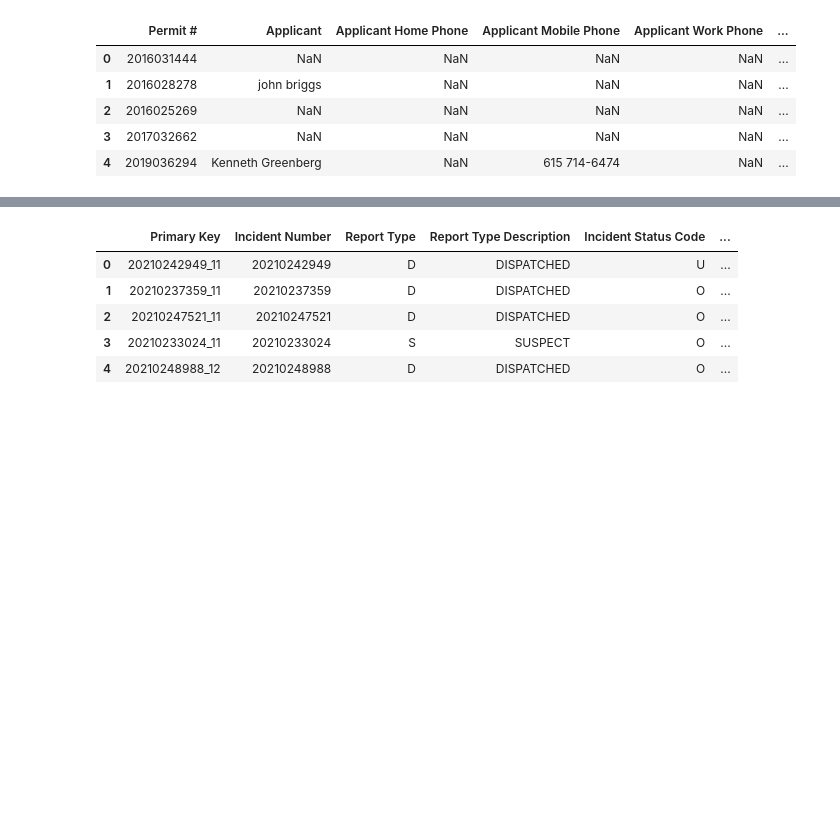
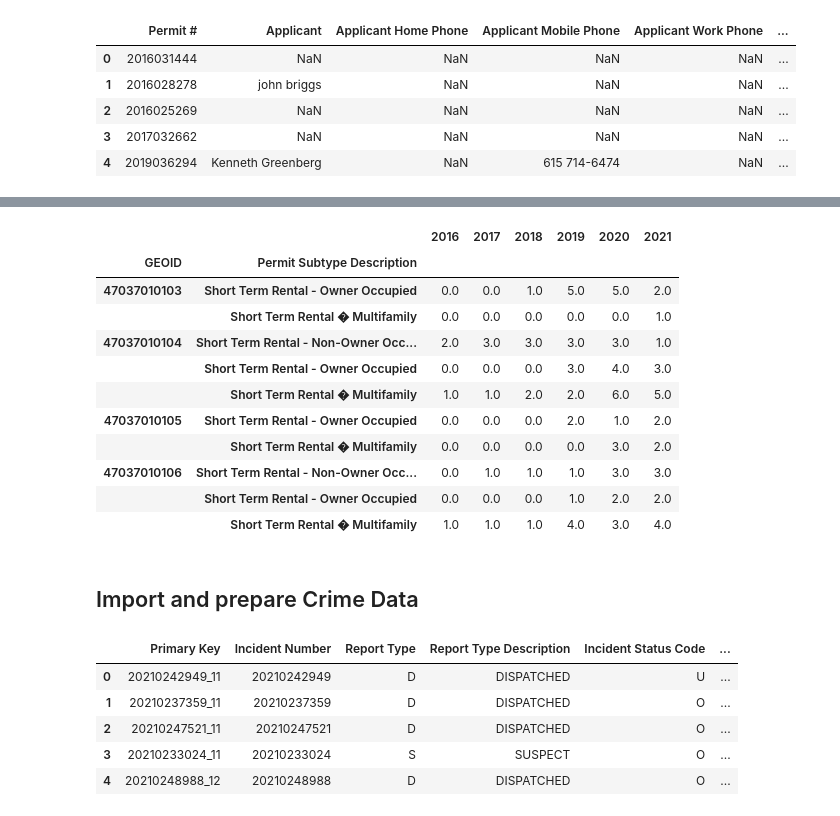
Before and after one commit to matttparker/airbnb-sentiments, a Jupyter notebook: notebooks/data_inspect.ipynb, the cells around one changed output, grey strips where cells are left out. Saved outputs shown, nothing was run; the diff lists cells and outputs as text; code cells hidden in the pictures; blank space fills up the shorter version.

```diff
--- a/notebooks/data_inspect.ipynb
+++ b/notebooks/data_inspect.ipynb
@@ -155,0 +196,12 @@ str_permits.head()
+# %%
+str_permits['2019'] = (
+    str_permits['Date Issued'] < datetime.strptime('2019', '%Y')) & (
+    datetime.strptime('2019', '%Y') < str_permits['Expiration Date'])
+# %%
+str_permits['2020'] = (
+    str_permits['Date Issued'] < datetime.strptime('2020', '%Y')) & (
+    datetime.strptime('2020', '%Y') < str_permits['Expiration Date'])
+# %%
+str_permits['2021'] = (
+    str_permits['Date Issued'] < datetime.strptime('2021', '%Y')) & (
+    datetime.strptime('2021', '%Y') < str_permits['Expiration Date'])
@@ -156,3 +229,22 @@ str_permits.head()
+# %%
+str_permits_grouped = str_permits.groupby(['GEOID', 'Permit Subtype Description']).sum()
+# %%
+str_permits_grouped.head(10)
+# %% [output]
+|  |  | 2016 | 2017 | 2018 | 2019 | 2020 | 2021 |
+| GEOID | Permit Subtype Description |  |  |  |  |  |  |
+| 47037010103 | Short Term Rental - Owner Occupied | 0.0 | 0.0 | 1.0 | 5.0 | 5.0 | 2.0 |
+|  | Short Term Rental � Multifamily | 0.0 | 0.0 | 0.0 | 0.0 | 0.0 | 1.0 |
+| 47037010104 | Short Term Rental - Non-Owner Occ... | 2.0 | 3.0 | 3.0 | 3.0 | 3.0 | 1.0 |
+|  | Short Term Rental - Owner Occupied | 0.0 | 0.0 | 0.0 | 3.0 | 4.0 | 3.0 |
+|  | Short Term Rental � Multifamily | 1.0 | 1.0 | 2.0 | 2.0 | 6.0 | 5.0 |
+| 47037010105 | Short Term Rental - Owner Occupied | 0.0 | 0.0 | 0.0 | 2.0 | 1.0 | 2.0 |
+|  | Short Term Rental � Multifamily | 0.0 | 0.0 | 0.0 | 0.0 | 3.0 | 2.0 |
+| 47037010106 | Short Term Rental - Non-Owner Occ... | 0.0 | 1.0 | 1.0 | 1.0 | 3.0 | 3.0 |
+|  | Short Term Rental - Owner Occupied | 0.0 | 0.0 | 0.0 | 1.0 | 2.0 | 2.0 |
+|  | Short Term Rental � Multifamily | 1.0 | 1.0 | 1.0 | 4.0 | 3.0 | 4.0 |
+# %% [markdown]
+## Import and prepare Crime Data
 # %%
 # https://data.nashville.gov/Police/Metro-Nashville-Police-Department-Incidents/2u6v-ujjs
 # CRIME
```
Also changed, not shown: parts of 44 cells of this notebook.
